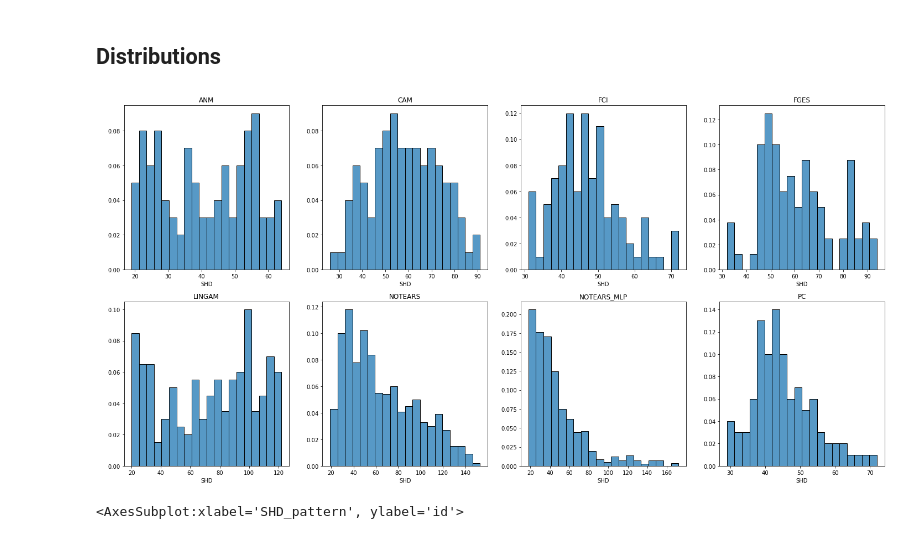
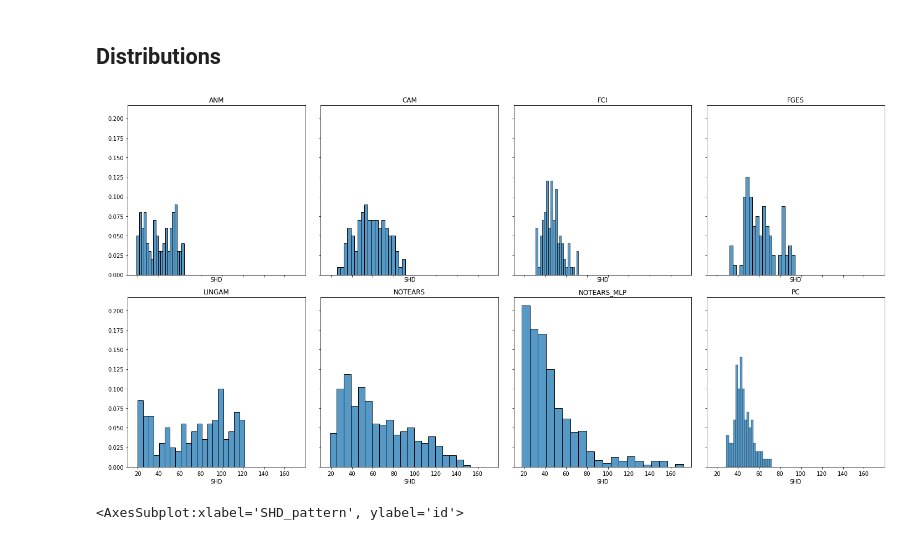
Before and after one commit to misoc-mml/hyperparams-causal-discovery, a Jupyter notebook: hyperparams/syntren.ipynb, the cells around one changed output. Cells and saved outputs as stored; diff of their text form; code cells hidden in the pictures.

```diff
--- a/hyperparams/syntren.ipynb
+++ b/hyperparams/syntren.ipynb
@@ -160,18 +160,18 @@ df['id'] = df.apply(lambda x: x['id'].upper(), axis=1)
 algs = df['id'].unique()
 algs.sort()
 # %%
-fig, axes = plt.subplots(2, 4, figsize=(20, 10))
+fig, axes = plt.subplots(2, 4, figsize=(20, 10), sharex=True, sharey=True)
 axes = axes.flatten()
 for ax, alg in zip(axes, algs):
     ax.set_title(alg)
     ax.set_xlabel('SHD')
     ax.set_ylabel(' ')
     sns.histplot(df.loc[df['id'] == alg, 'SHD_pattern'], ax=ax, stat='probability', bins=20)
 
 plt.tight_layout()
-plt.savefig('./plots/syntren/h_dist.pdf', dpi=1000)
+plt.savefig('./plots/syntren/syntren_h_dist.pdf', dpi=1000)
 # %% [output]
-[figure, old version]
+[figure, new version]
 # %%
 sns.histplot(df, x='SHD_pattern', y='id', hue='id', legend=False)
 # %% [output]
```
Also changed, not shown: parts of 3 cells of this notebook, 21 other files.
